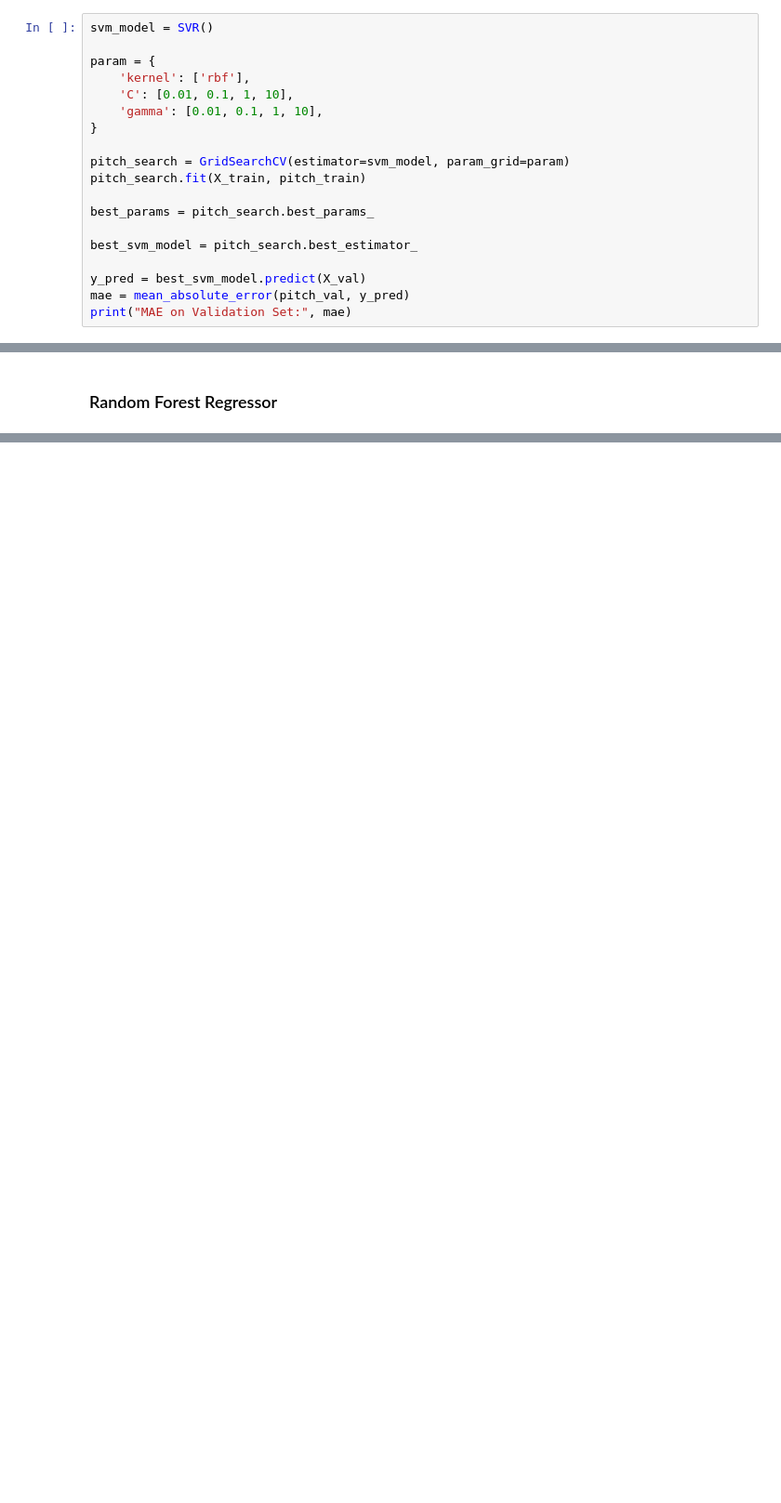
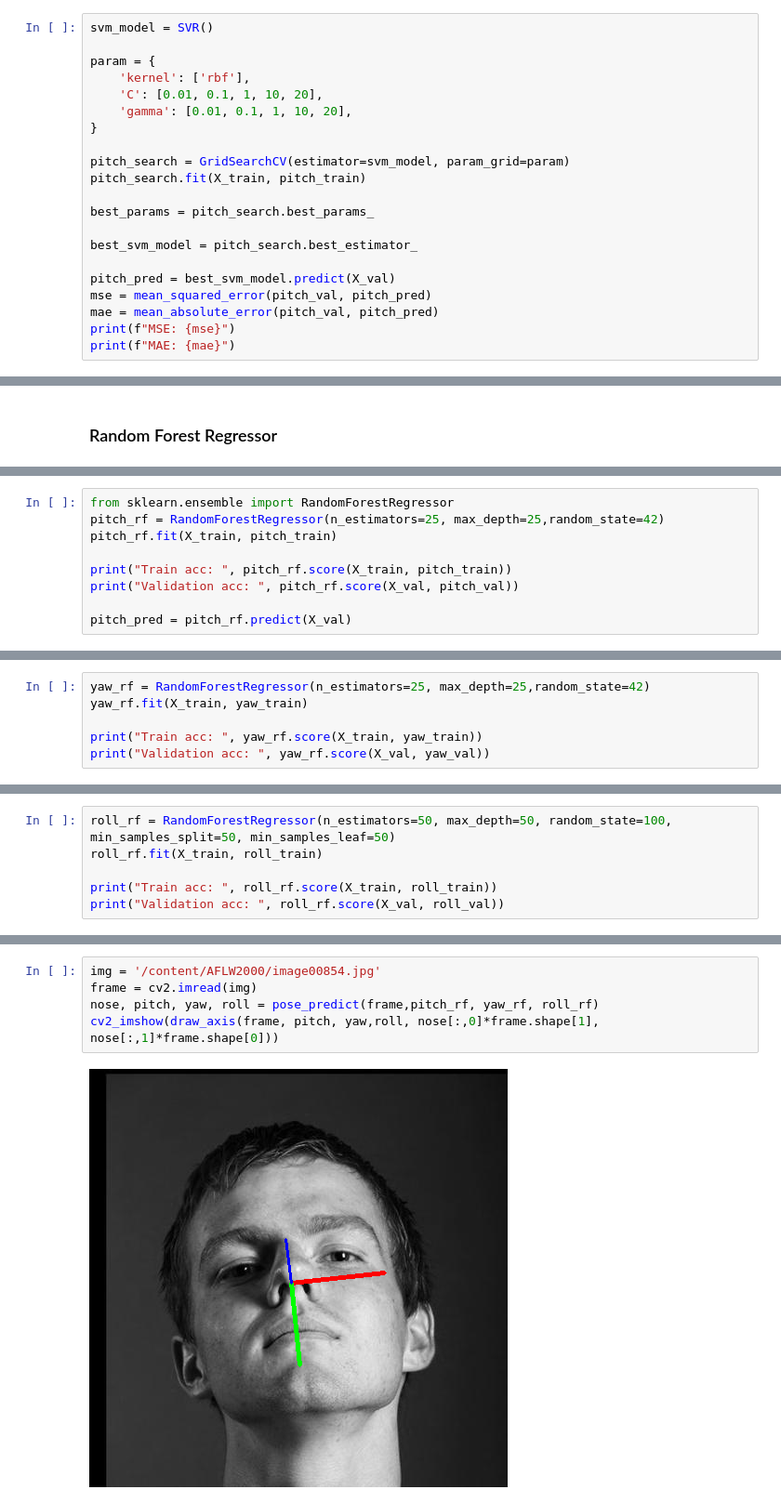
Before and after one commit to alaa-shehab/Head-Pose-Estimation, a Jupyter notebook: ML1_Head_Pose_Estimation_Project.ipynb, the cells around one changed output, grey strips where cells are left out. Shown: that part at 93% size. Saved outputs shown, nothing was run; the diff lists cells and outputs as text; blank space fills up the shorter version.

```diff
--- a/ML1_Head_Pose_Estimation_Project.ipynb
+++ b/ML1_Head_Pose_Estimation_Project.ipynb
@@ -236,8 +290,8 @@ svm_model = SVR()
 
 param = {
     'kernel': ['rbf'],
-    'C': [0.01, 0.1, 1, 10],
-    'gamma': [0.01, 0.1, 1, 10],
+    'C': [0.01, 0.1, 1, 10, 20],
+    'gamma': [0.01, 0.1, 1, 10, 20],
 }
 
 pitch_search = GridSearchCV(estimator=svm_model, param_grid=param)
@@ -247,7 +301,9 @@ best_params = pitch_search.best_params_
 
 best_svm_model = pitch_search.best_estimator_
 
-y_pred = best_svm_model.predict(X_val)
-mae = mean_absolute_error(pitch_val, y_pred)
-print("MAE on Validation Set:", mae)
+pitch_pred = best_svm_model.predict(X_val)
+mse = mean_squared_error(pitch_val, pitch_pred)
+mae = mean_absolute_error(pitch_val, pitch_pred)
+print(f"MSE: {mse}")
+print(f"MAE: {mae}")
 # %% [output]
@@ -586,0 +570,9 @@ print("MAE on Validation Set:", mae)
+# %%
+from sklearn.ensemble import RandomForestRegressor
+pitch_rf = RandomForestRegressor(n_estimators=25, max_depth=25,random_state=42)
+pitch_rf.fit(X_train, pitch_train)
+
+print("Train acc: ", pitch_rf.score(X_train, pitch_train))
+print("Validation acc: ", pitch_rf.score(X_val, pitch_val))
+
+pitch_pred = pitch_rf.predict(X_val)
@@ -586,0 +590,6 @@ print("MAE on Validation Set:", mae)
+# %%
+yaw_rf = RandomForestRegressor(n_estimators=25, max_depth=25,random_state=42)
+yaw_rf.fit(X_train, yaw_train)
+
+print("Train acc: ", yaw_rf.score(X_train, yaw_train))
+print("Validation acc: ", yaw_rf.score(X_val, yaw_val))
@@ -586,0 +608,6 @@ print("MAE on Validation Set:", mae)
+# %%
+roll_rf = RandomForestRegressor(n_estimators=50, max_depth=50, random_state=100, min_samples_split=50, min_samples_leaf=50)
+roll_rf.fit(X_train, roll_train)
+
+print("Train acc: ", roll_rf.score(X_train, roll_train))
+print("Validation acc: ", roll_rf.score(X_val, roll_val))
@@ -586,0 +669,7 @@ print("MAE on Validation Set:", mae)
+# %%
+img = '/content/AFLW2000/image00854.jpg'
+frame = cv2.imread(img)
+nose, pitch, yaw, roll = pose_predict(frame,pitch_rf, yaw_rf, roll_rf)
+cv2_imshow(draw_axis(frame, pitch, yaw,roll, nose[:,0]*frame.shape[1], nose[:,1]*frame.shape[0]))
+# %% [output]
+[figure, added]
```
Also changed, not shown: parts of 40 cells of this notebook.
